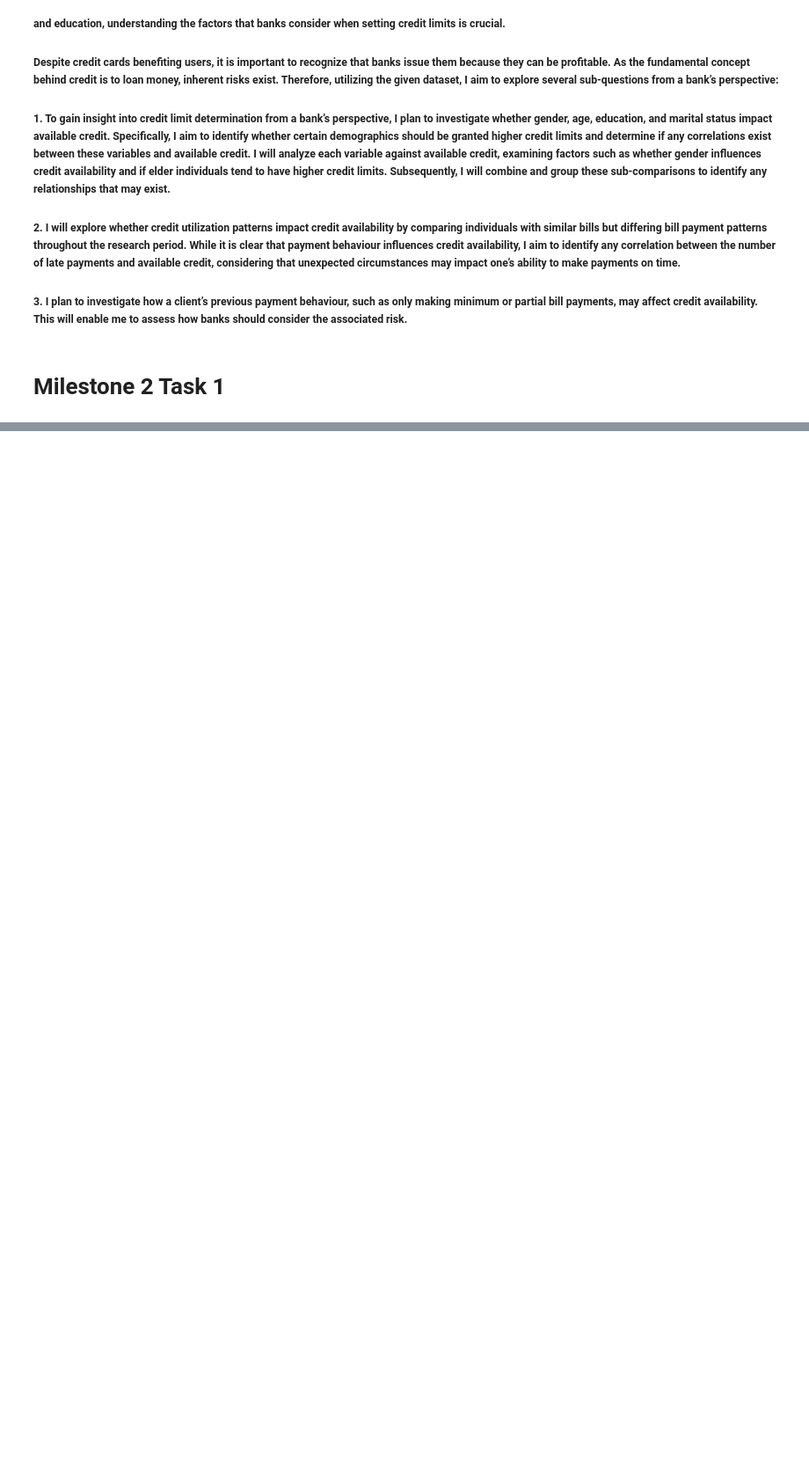
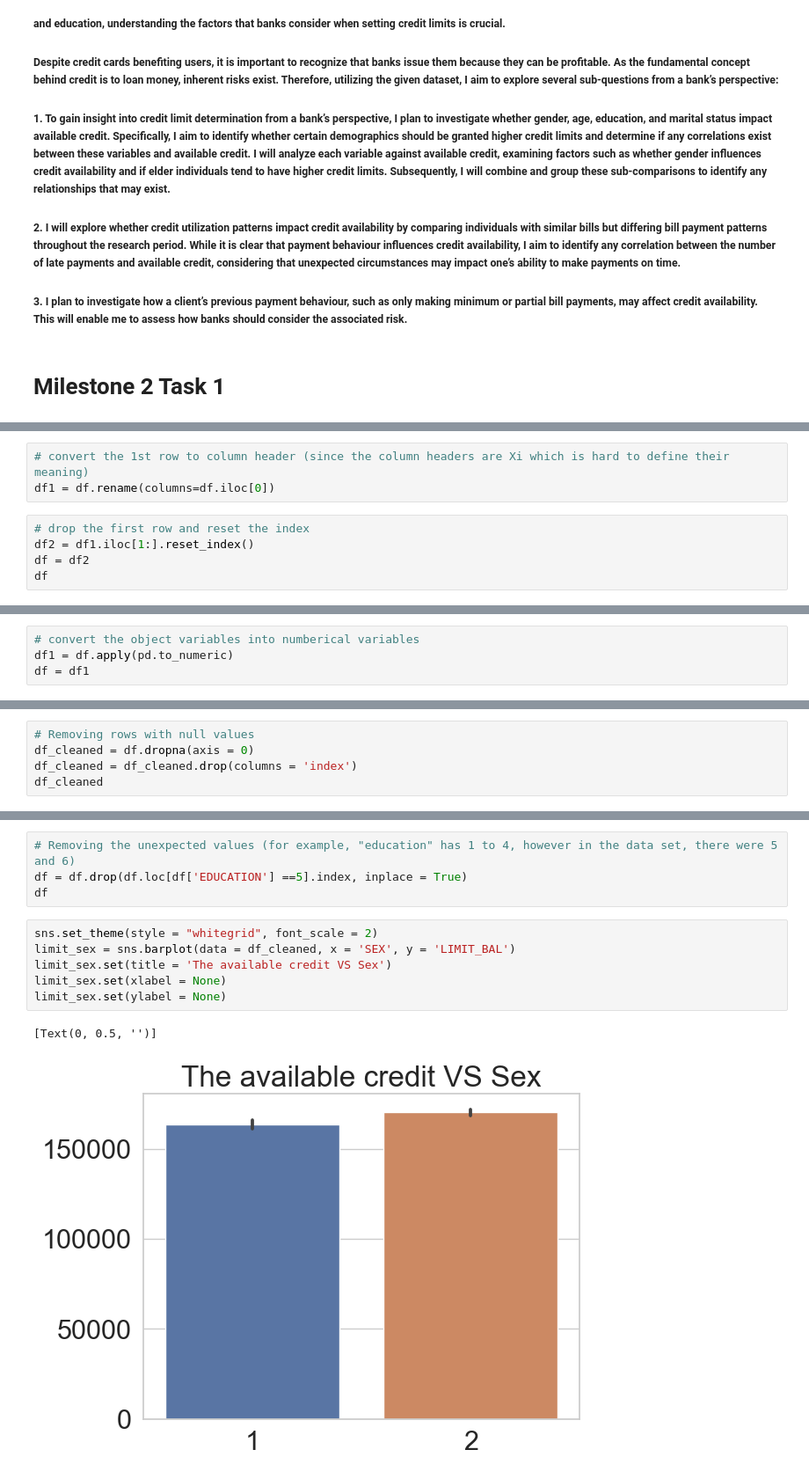
Before and after one commit to ubco-W2022T2-data301/project-group-group27, a Jupyter notebook: analysis/analysis_Betty.ipynb, the cells around one changed output, grey strips where cells are left out. Shown at 88% size. Drawn from its saved outputs; the diff is of its cells as text; blank space fills up the shorter version.

```diff
--- a/analysis/analysis_Betty.ipynb
+++ b/analysis/analysis_Betty.ipynb
@@ -34,0 +64,8 @@ df.drop("Unnamed: 0",axis=1)
+# %%
+# convert the 1st row to column header (since the column headers are Xi which is hard to define their meaning)
+df1 = df.rename(columns=df.iloc[0])
+# %%
+# drop the first row and reset the index
+df2 = df1.iloc[1:].reset_index()
+df = df2
+df
@@ -34,0 +141,4 @@ df.drop("Unnamed: 0",axis=1)
+# %%
+# convert the object variables into numberical variables
+df1 = df.apply(pd.to_numeric)
+df = df1
@@ -34,0 +201,5 @@ df.drop("Unnamed: 0",axis=1)
+# %%
+# Removing rows with null values
+df_cleaned = df.dropna(axis = 0)
+df_cleaned = df_cleaned.drop(columns = 'index')
+df_cleaned
@@ -34,0 +220,13 @@ df.drop("Unnamed: 0",axis=1)
+# %%
+# Removing the unexpected values (for example, "education" has 1 to 4, however in the data set, there were 5 and 6)
+df = df.drop(df.loc[df['EDUCATION'] ==5].index, inplace = True)
+df
+# %%
+sns.set_theme(style = "whitegrid", font_scale = 2)
+limit_sex = sns.barplot(data = df_cleaned, x = 'SEX', y = 'LIMIT_BAL')
+limit_sex.set(title = 'The available credit VS Sex')
+limit_sex.set(xlabel = None)
+limit_sex.set(ylabel = None)
+# %% [output]
+[Text(0, 0.5, '')]
+[figure, added]
```
Also changed, not shown: parts of 20 cells of this notebook.
